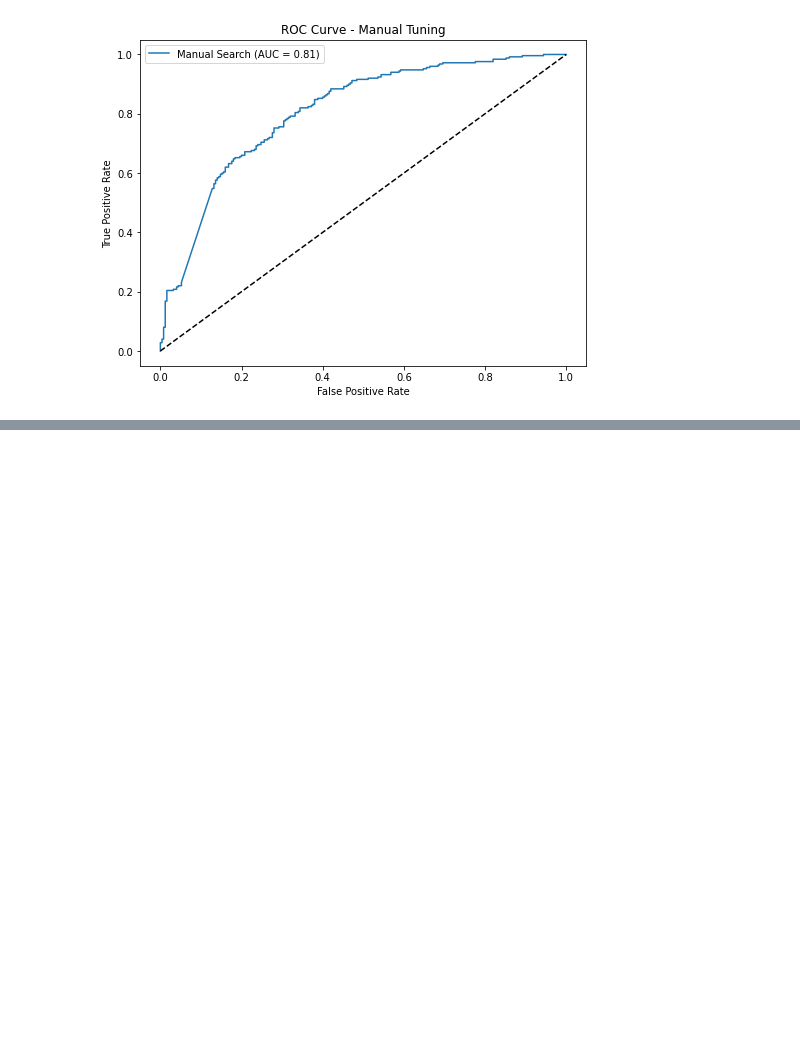
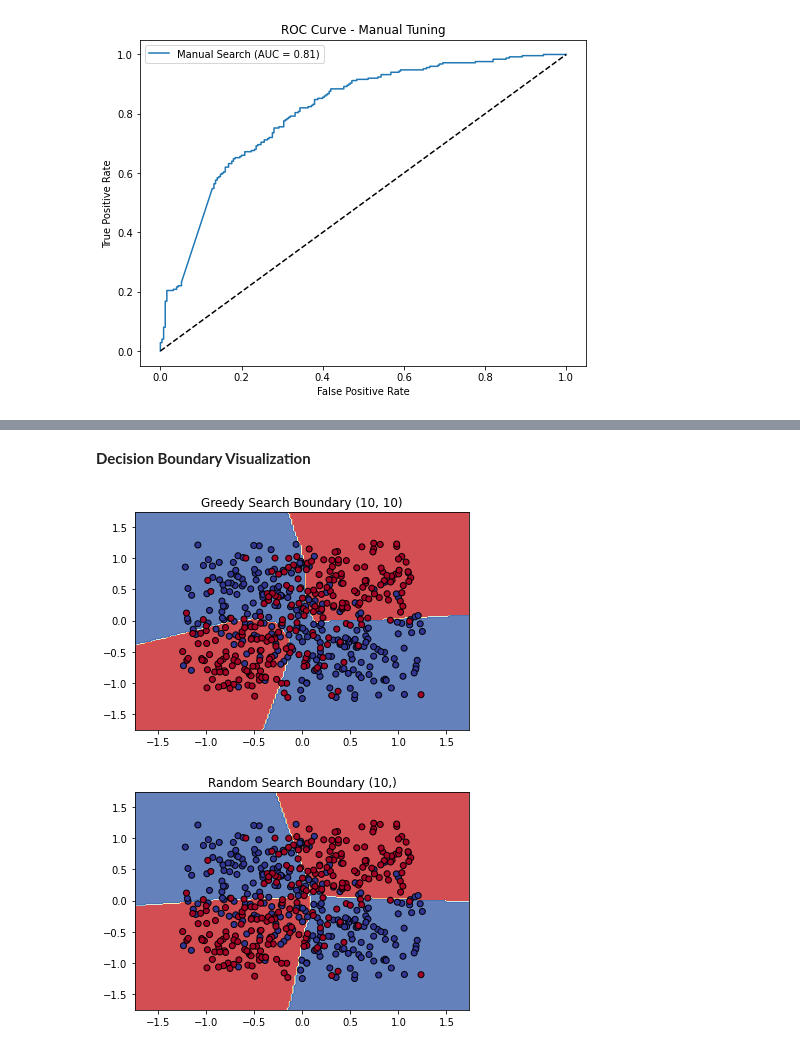
Before and after one commit to edwall201/Machine-Learning-26-Spring, a Jupyter notebook: assign4/assign4.ipynb, the cells around one changed output, grey strips where cells are left out. Drawn from its saved outputs; the diff is of its cells as text; code cells hidden in the pictures; blank space fills up the shorter version.

```diff
--- a/assign4/assign4.ipynb
+++ b/assign4/assign4.ipynb
@@ -368,0 +488,21 @@ plt.show()
+# %% [markdown]
+**Decision Boundary Visualization**
+# %%
+def plot_decision_boundary(clf, X, y, title):
+    h = .02  # step size in the mesh
+    x_min, x_max = X[:, 0].min() - .5, X[:, 0].max() + .5
+    y_min, y_max = X[:, 1].min() - .5, X[:, 1].max() + .5
+    xx, yy = np.meshgrid(np.arange(x_min, x_max, h), np.arange(y_min, y_max, h))
+    Z = clf.predict(np.c_[xx.ravel(), yy.ravel()])
+    Z = Z.reshape(xx.shape)
+    plt.contourf(xx, yy, Z, cmap=plt.cm.RdYlBu, alpha=0.8)
+    plt.scatter(X[:, 0], X[:, 1], c=y, edgecolors='k', cmap=plt.cm.RdYlBu)
+    plt.title(title)
+    plt.show()
+
+# Plot both
+plot_decision_boundary(final_mlp, X_test, y_test, "Greedy Search Boundary (10, 10)")
+plot_decision_boundary(best_mlp_auto, X_test, y_test, "Random Search Boundary (10,)")
+# %% [output]
+[figure, added]
+[figure, added]
```
Also changed, not shown: parts of 9 cells of this notebook.
